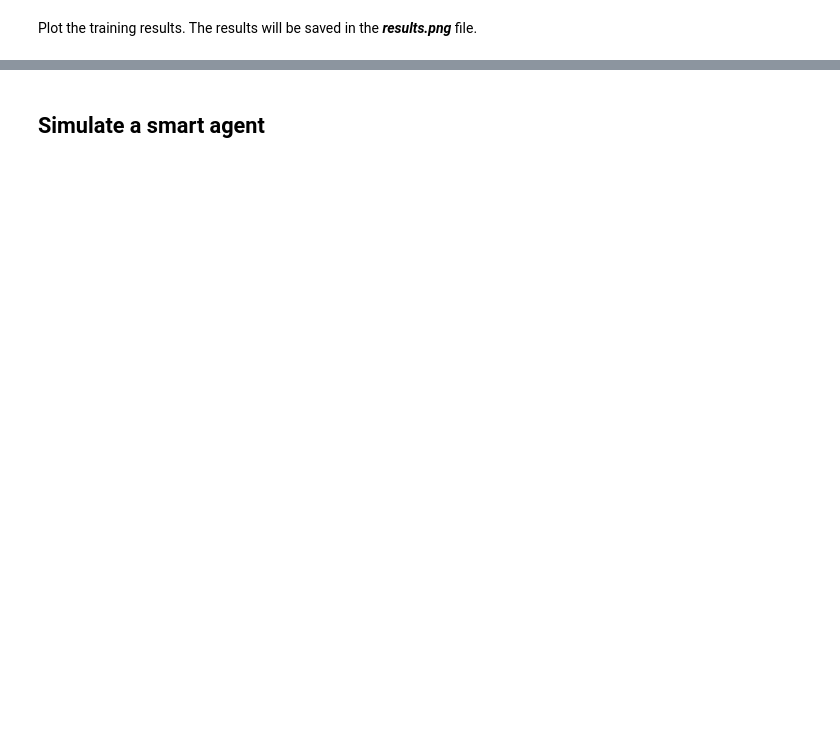
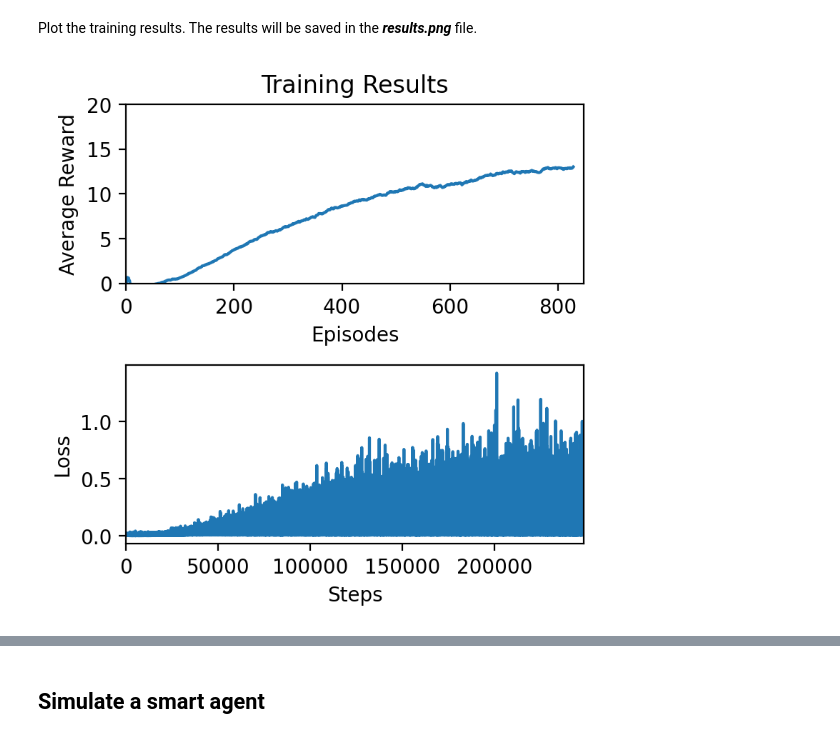
Before and after one commit to aribiswas/drlnd-navigation, a Jupyter notebook: Navigation.ipynb, the cells around one changed output, grey strips where cells are left out. Drawn from its saved outputs; the diff is of its cells as text; code cells hidden in the pictures; blank space fills up the shorter version.

```diff
--- a/Navigation.ipynb
+++ b/Navigation.ipynb
@@ -44,9 +61,9 @@ EPSILON = 0.95           # Epsilon parameter for exploration
 DECAY = 1e-5             # Epsilon decay rate
 EPMIN = 0.1              # Minimum value of epsilon
 MINIBATCHSIZE = 64       # Batch size for sampling from experience replay
-LEARNRATE = 2e-4         # Learn rate of Q network 2e-4
-TAU = 1e-2               # Target network update factor
-MAX_EPISODES = 5000      # Maximum number of training episodes  5000
+LEARNRATE = 2e-4         # Learn rate of Q network
+TAU = 1e-3               # Target network update factor
+MAX_EPISODES = 5000      # Maximum number of training episodes
 AVG_WINDOW = 100         # Window length for calculating score averages
 MAX_STEPS_PER_EPISODE = 1000    # Maximum agent steps per episode
 # %% [markdown]
@@ -106,11 +123,11 @@ for ep_count in range(1,MAX_EPISODES):
     avg_reward = np.mean(avg_window)
     avg_log.append(avg_reward)
     reward_log.append(ep_reward)
-    if VERBOSE and (ep_count==1 or ep_count%1==0):
-        print('EP: {:4d} \tEPR: {:4.4f} \tAVR: {:4.4f} \tEpsilon: {:.4f} \tLoss: {:.4f}'.format(ep_count,ep_reward,avg_reward,agent.epsilon,agent.loss_log[ep_count]))
+    if VERBOSE and (ep_count==1 or ep_count%100==0):
+        print('Episode: {:4d} \tEpisode Reward: {:4.2f} \tAverage Reward: {:4.2f} \tEpsilon: {:6.4f} \tLoss: {:6.4f}'.format(ep_count,ep_reward,avg_reward,agent.epsilon,agent.loss_log[ep_count]))
 
     # check if env is solved
     if avg_reward >= 13:
-        print('\nEnvironment solved in {:d} episodes!\tAverage Score: {:.2f}'.format(ep_count, avg_reward))
+        print('\nEnvironment solved in {:d} episodes!\tAverage Reward: {:.2f}'.format(ep_count, avg_reward))
         torch.save(agent.Q.state_dict(), 'checkpoint.pth')
         break
@@ -119,22 +148,24 @@ Plot the training results. The results will be saved in the ***results.png*** fi
 # %%
 # plot score history
 plt.ion()
-fig, axarr = plt.subplots(2,1, figsize=(6,6), dpi=200)
+fig, axarr = plt.subplots(2,1, figsize=(4,4), dpi=200)
 ax1 = axarr[0]
 ax1.set_title("Training Results")
 ax1.set_xlabel("Episodes")
 ax1.set_ylabel("Average Reward")
 ax1.set_xlim([0, ep_count+20])
 ax1.set_ylim([0, 20])
 ax1.plot(range(1,ep_count+1),avg_log)
 
 # plot loss
 ax2 = axarr[1]
 ax2.set_xlabel("Steps")
 ax2.set_ylabel("Loss")
 ax2.set_xlim([0, agent.stepcount+20])
 ax2.plot(agent.loss_log)
 
 fig.tight_layout(pad=1.0)
 plt.show()
 fig.savefig('results.png',dpi=200)
+# %% [output]
+[figure, added]
```
Also changed, not shown: parts of 5 cells of this notebook, 4 other files.
